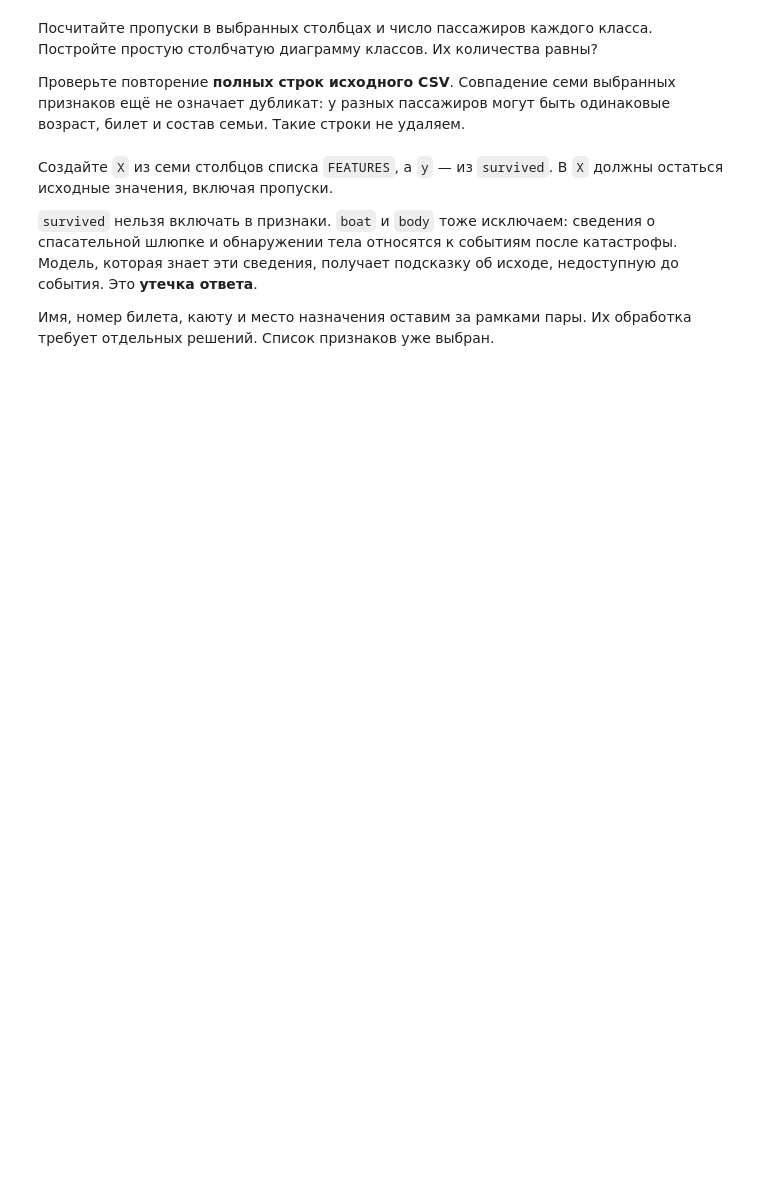
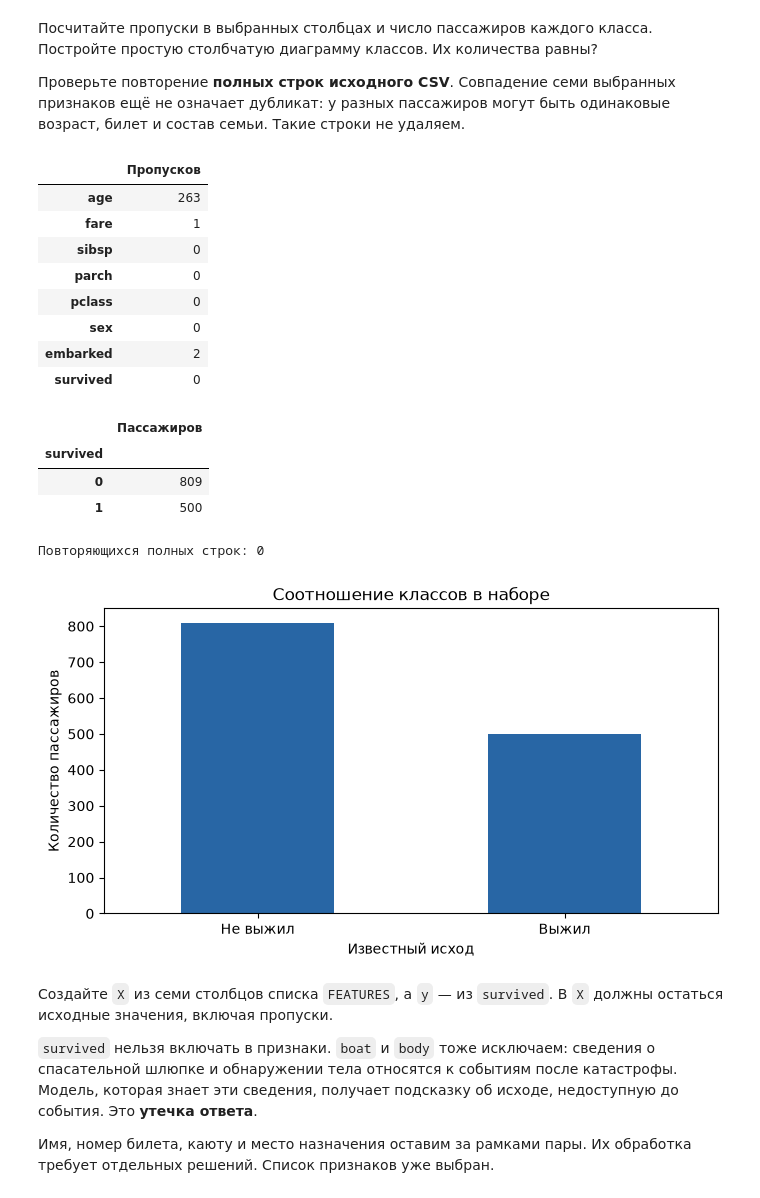
Before and after one commit to Prohor05/-, a Jupyter notebook: Классификация.ipynb, the cells around one changed output. Drawn from its saved outputs; the diff is of its cells as text; code cells hidden in the pictures; blank space fills up the shorter version.

```diff
--- a/Классификация.ipynb
+++ b/Классификация.ipynb
@@ -93,20 +102,36 @@ display(df[FEATURES + ['survived']].head())
 выбранных признаков ещё не означает дубликат: у разных пассажиров могут
 быть одинаковые возраст, билет и состав семьи. Такие строки не удаляем.
 # %%
-missing_counts = ...  # число пропусков в FEATURES и survived
-class_counts = ...  # число строк каждого класса, порядок 0, 1
-duplicate_count = ...  # повторения полных строк df
+missing_counts = df[FEATURES + ['survived']].isna().sum()  # число пропусков в FEATURES и survived
+class_counts = df['survived'].value_counts().reindex(CLASS_IDS, fill_value=0)  # число строк каждого класса, порядок 0, 1
+duplicate_count = int(df.duplicated().sum())  # повторения полных строк df
 display(missing_counts.rename('Пропусков').to_frame())
 display(class_counts.rename('Пассажиров').to_frame())
 print('Повторяющихся полных строк:', duplicate_count)
 
 class_counts.plot.bar(color='#2866a5')
 plt.xticks([0, 1], CLASS_NAMES, rotation=0)
 plt.xlabel('Известный исход')
 plt.ylabel('Количество пассажиров')
 plt.title('Соотношение классов в наборе')
 plt.tight_layout()
 plt.show()
+# %% [output]
+|  | Пропусков |
+| age | 263 |
+| fare | 1 |
+| sibsp | 0 |
+| parch | 0 |
+| pclass | 0 |
+| sex | 0 |
+| embarked | 2 |
+| survived | 0 |
+|  | Пассажиров |
+| survived |  |
+| 0 | 809 |
+| 1 | 500 |
+Повторяющихся полных строк: 0
+[figure, added]
 # %% [markdown]
 Создайте `X` из семи столбцов списка `FEATURES`, а `y` — из `survived`.
 В `X` должны остаться исходные значения, включая пропуски.
```
Also changed, not shown: parts of 16 cells of this notebook, 1 other file.
